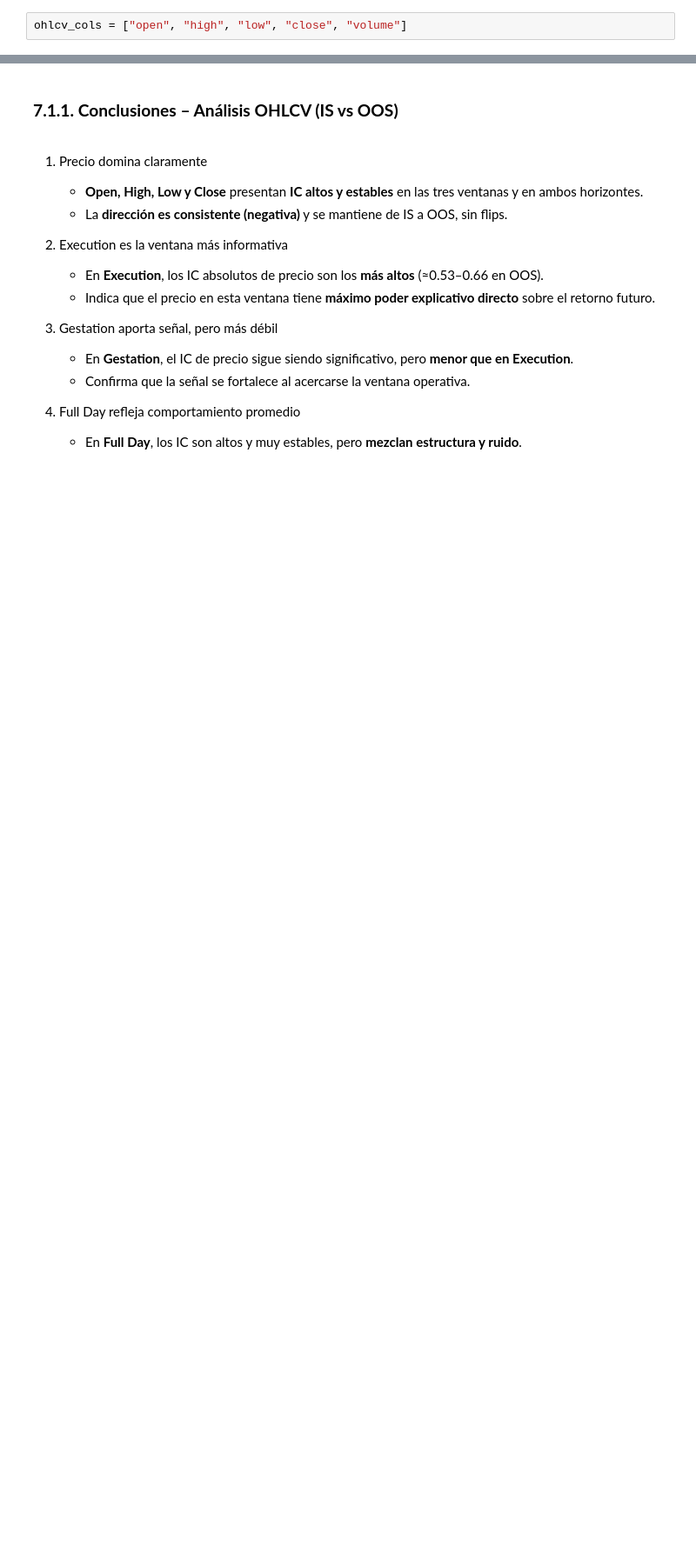
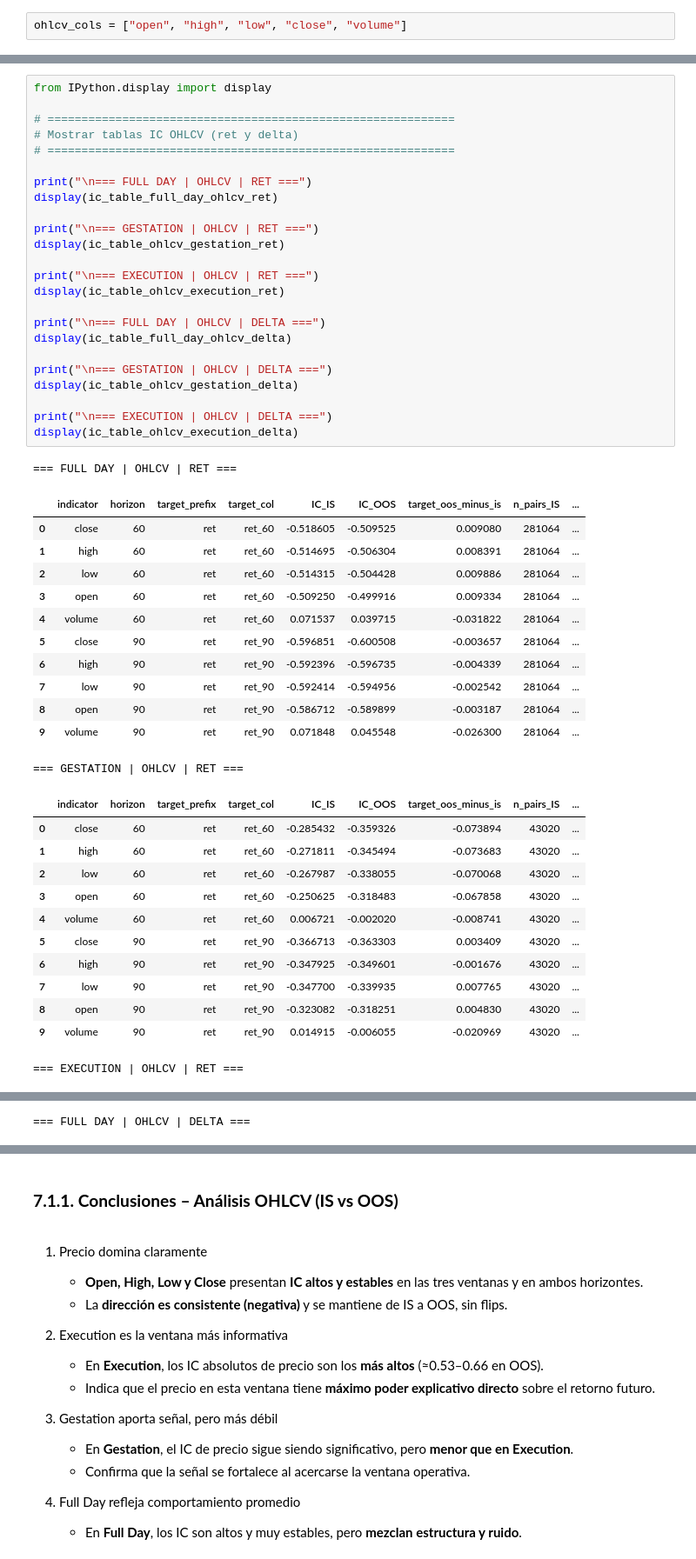
Before and after one commit to GUNAPILLCO/neural_profit, a Jupyter notebook: stage_03_feature_engineering/stage_03_feature_engineering.ipynb, the cells around one changed output, grey strips where cells are left out. Shown at 87% size. Cells and saved outputs as stored; diff of their text form; blank space fills up the shorter version.

Commit message:
Continua con el análisis OHLCV

```diff
--- a/stage_03_feature_engineering/stage_03_feature_engineering.ipynb
+++ b/stage_03_feature_engineering/stage_03_feature_engineering.ipynb
@@ -4339,0 +4308,50 @@ ic_table_ohlcv_execution:
+# %%
+from IPython.display import display
+
+# ============================================================
+# Mostrar tablas IC OHLCV (ret y delta)
+# ============================================================
+
+print("\n=== FULL DAY | OHLCV | RET ===")
+display(ic_table_full_day_ohlcv_ret)
+
+print("\n=== GESTATION | OHLCV | RET ===")
+display(ic_table_ohlcv_gestation_ret)
+
+print("\n=== EXECUTION | OHLCV | RET ===")
+display(ic_table_ohlcv_execution_ret)
+
+print("\n=== FULL DAY | OHLCV | DELTA ===")
+display(ic_table_full_day_ohlcv_delta)
+
+print("\n=== GESTATION | OHLCV | DELTA ===")
+display(ic_table_ohlcv_gestation_delta)
+
+print("\n=== EXECUTION | OHLCV | DELTA ===")
+display(ic_table_ohlcv_execution_delta)
+# %% [output]
+=== FULL DAY | OHLCV | RET ===
+|  | indicator | horizon | target_prefix | target_col | IC_IS | IC_OOS | target_oos_minus_is | n_pairs_IS | ... |
+| 0 | close | 60 | ret | ret_60 | -0.518605 | -0.509525 | 0.009080 | 281064 | ... |
+| 1 | high | 60 | ret | ret_60 | -0.514695 | -0.506304 | 0.008391 | 281064 | ... |
+| 2 | low | 60 | ret | ret_60 | -0.514315 | -0.504428 | 0.009886 | 281064 | ... |
+| 3 | open | 60 | ret | ret_60 | -0.509250 | -0.499916 | 0.009334 | 281064 | ... |
+| 4 | volume | 60 | ret | ret_60 | 0.071537 | 0.039715 | -0.031822 | 281064 | ... |
+| 5 | close | 90 | ret | ret_90 | -0.596851 | -0.600508 | -0.003657 | 281064 | ... |
+| 6 | high | 90 | ret | ret_90 | -0.592396 | -0.596735 | -0.004339 | 281064 | ... |
+| 7 | low | 90 | ret | ret_90 | -0.592414 | -0.594956 | -0.002542 | 281064 | ... |
+| 8 | open | 90 | ret | ret_90 | -0.586712 | -0.589899 | -0.003187 | 281064 | ... |
+| 9 | volume | 90 | ret | ret_90 | 0.071848 | 0.045548 | -0.026300 | 281064 | ... |
+=== GESTATION | OHLCV | RET ===
+|  | indicator | horizon | target_prefix | target_col | IC_IS | IC_OOS | target_oos_minus_is | n_pairs_IS | ... |
+| 0 | close | 60 | ret | ret_60 | -0.285432 | -0.359326 | -0.073894 | 43020 | ... |
+| 1 | high | 60 | ret | ret_60 | -0.271811 | -0.345494 | -0.073683 | 43020 | ... |
+| 2 | low | 60 | ret | ret_60 | -0.267987 | -0.338055 | -0.070068 | 43020 | ... |
+| 3 | open | 60 | ret | ret_60 | -0.250625 | -0.318483 | -0.067858 | 43020 | ... |
+| 4 | volume | 60 | ret | ret_60 | 0.006721 | -0.002020 | -0.008741 | 43020 | ... |
+| 5 | close | 90 | ret | ret_90 | -0.366713 | -0.363303 | 0.003409 | 43020 | ... |
+| 6 | high | 90 | ret | ret_90 | -0.347925 | -0.349601 | -0.001676 | 43020 | ... |
+| 7 | low | 90 | ret | ret_90 | -0.347700 | -0.339935 | 0.007765 | 43020 | ... |
+| 8 | open | 90 | ret | ret_90 | -0.323082 | -0.318251 | 0.004830 | 43020 | ... |
+| 9 | volume | 90 | ret | ret_90 | 0.014915 | -0.006055 | -0.020969 | 43020 | ... |
+=== EXECUTION | OHLCV | RET ===
@@ -4339,0 +4369 @@ ic_table_ohlcv_execution:
+=== FULL DAY | OHLCV | DELTA ===
```
Also changed, not shown: parts of 82 cells of this notebook.
